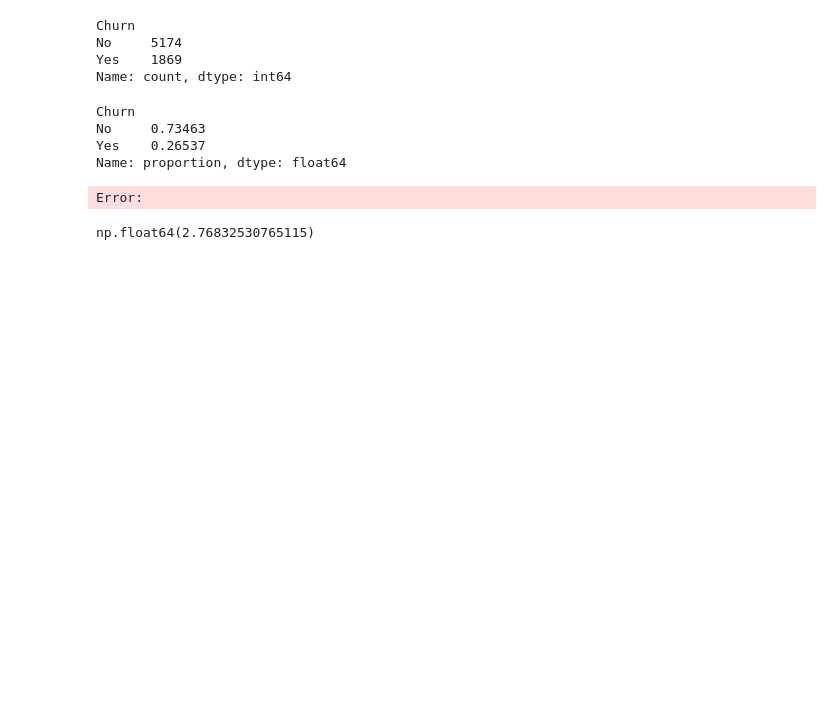
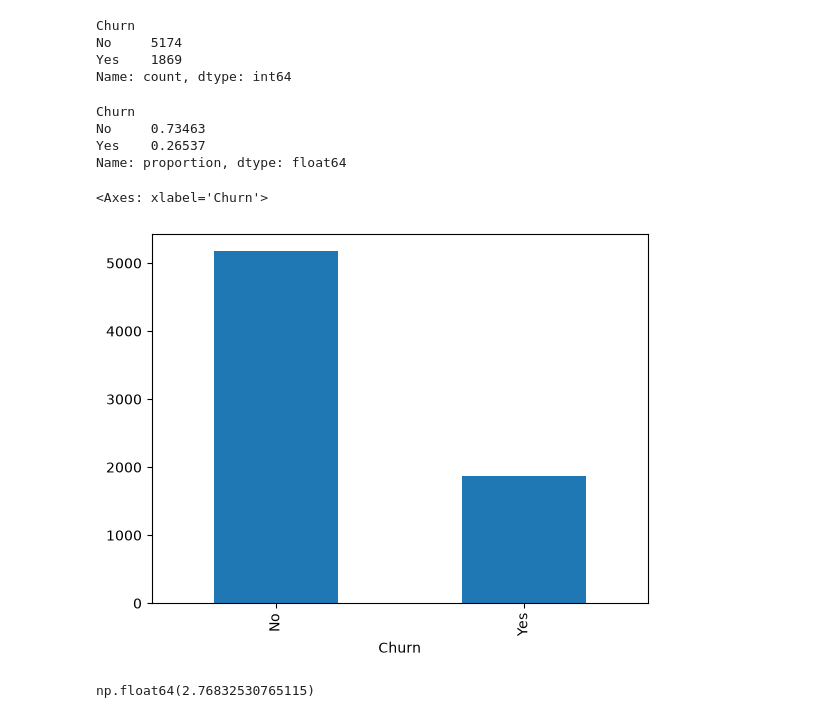
Before and after one commit to Siiir/s27905, a Jupyter notebook: notebooks/01_onboarding_eda.ipynb, the cells around one changed output. Saved outputs shown, nothing was run; the diff lists cells and outputs as text; code cells hidden in the pictures; blank space fills up the shorter version.

Commit message:
cp1-v2: eda, fixed plt errors and went ahead

```diff
--- a/notebooks/01_onboarding_eda.ipynb
+++ b/notebooks/01_onboarding_eda.ipynb
@@ -431,11 +431,12 @@ Name: proportion, dtype: float64
 # %%
 # DONE: narysuj wykres słupkowy liczności klas.
 # Wskazówka: wynik value_counts() ma własną metodę .plot(kind="bar").
 
 # Crashuje kelner w VSCode, ale powinno działać:
-# df['Churn'].value_counts().plot(kind="bar")
+df['Churn'].value_counts().plot(kind="bar")
 # %% [output]
-Error:
+<Axes: xlabel='Churn'>
+[figure, added]
 # %%
 vc['No']/vc['Yes']
 # %% [output]
```
Also changed, not shown: parts of 9 cells of this notebook.
